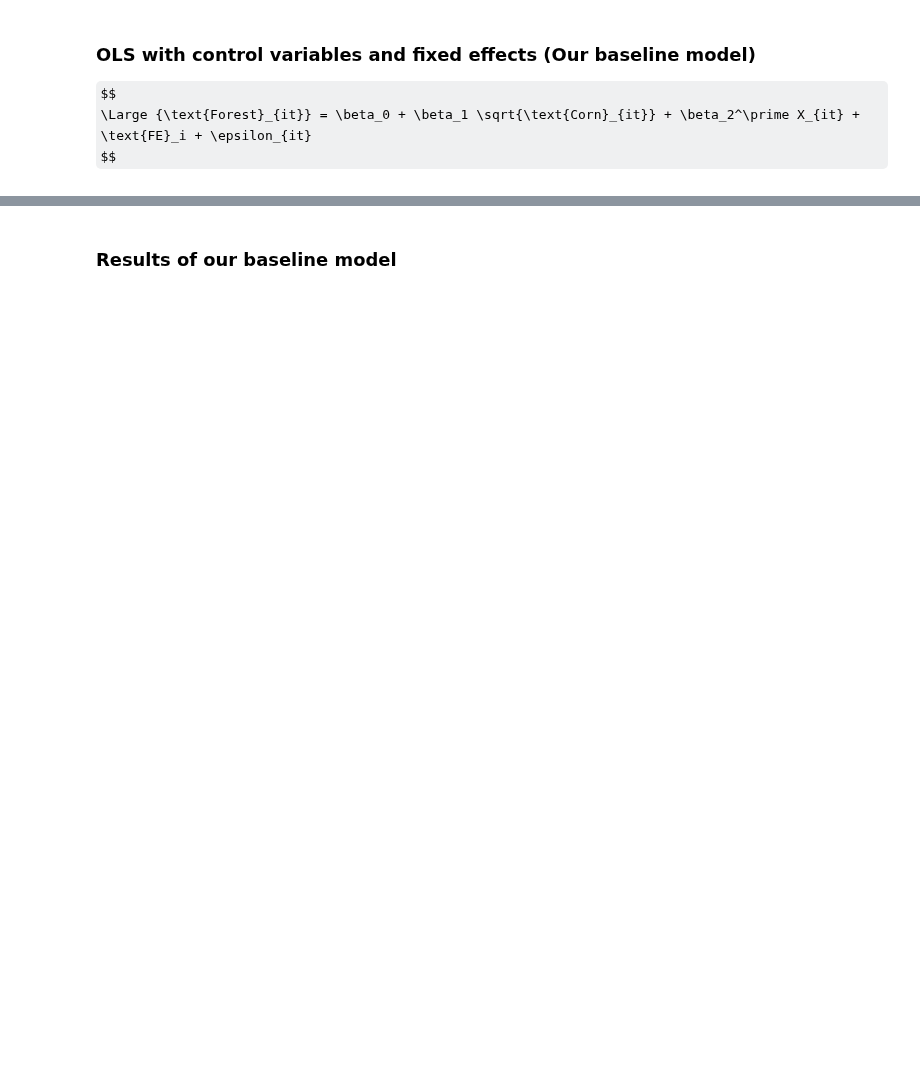
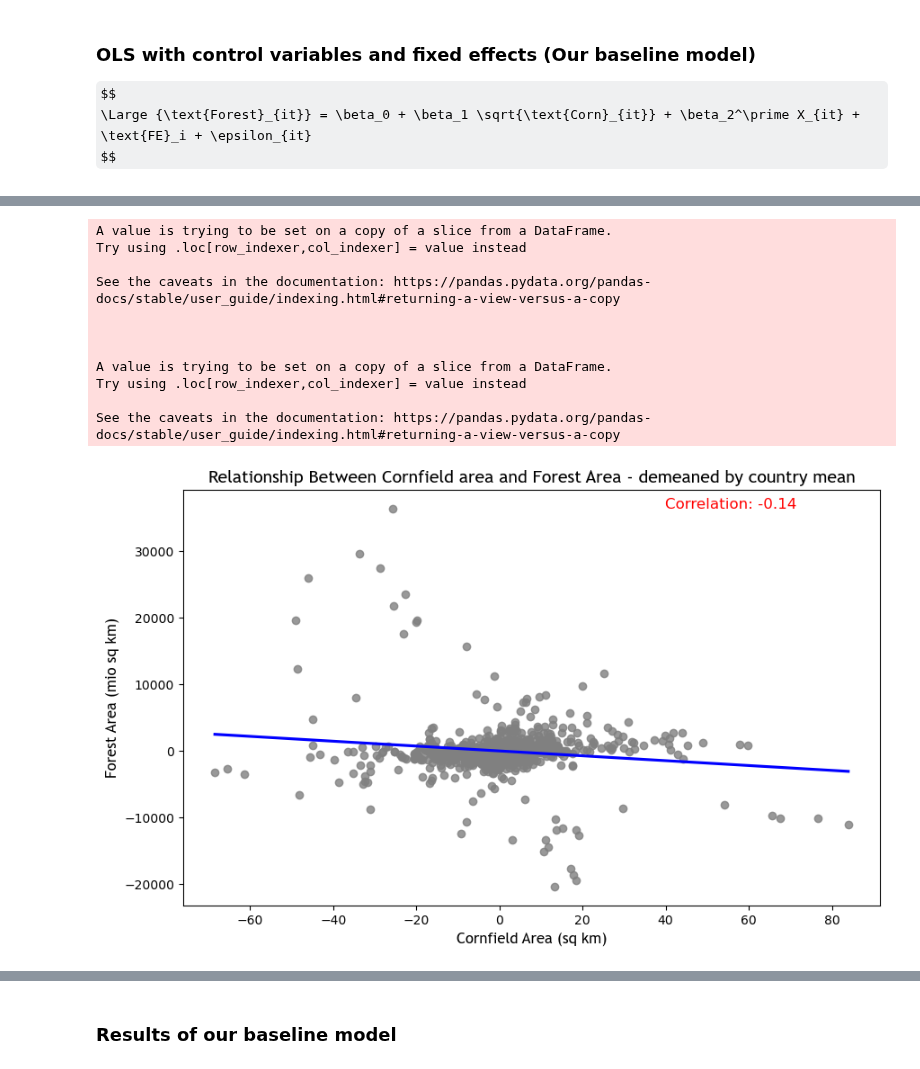
Before and after one commit to ZeliaDec/DataScience, a Jupyter notebook: Final_submission.ipynb, the cells around one changed output, grey strips where cells are left out. Cells and saved outputs as stored; diff of their text form; code cells hidden in the pictures; some formulas as TeX source; blank space fills up the shorter version.

```diff
--- a/Final_submission.ipynb
+++ b/Final_submission.ipynb
@@ -205,12 +197 @@ slr_cov = slr.cov
-# %%
-# All controls model
-est_fe_canned = PanelOLS.from_formula("forestM ~ 1 + sqrtcorn + sqrtgdp + Average_Temperature + cattleM",
-                            data=df.set_index(["country", "year"]))
-mlr = est_fe_canned.fit(cov_type='clustered', cluster_entity=True)
-
-mlr_resid = mlr.resids
-mlr_fit = mlr.fitted_values
-mlr_cov = mlr.cov
-
-#print(mlr.summary)
 # %%
@@ -227 +211,43 @@ fei_cov = baseline.cov
+# %%
+# Adjust forest and corn to account for fixed effects (demeaning) and allow their plotting
+df['forest_demeaned'] = df['forest'] - df.groupby('country')['forest'].transform('mean')
+df['corn_demeaned'] = df['sqrtcorn'] - df.groupby('country')['sqrtcorn'].transform('mean')
+
+# Correlation coefficient
+corr, p_value = pearsonr(df['corn_demeaned'], df['forest_demeaned'])
+
+# Regression line for the correlation between the two key variables
+plt.figure(figsize=(10, 6))
+sns.regplot(x='corn_demeaned',
+            y='forest_demeaned',
+            data=df,
+            scatter_kws={'color': 'grey'},
+            line_kws={'color': 'blue'},
+            ci=None)
+# Labels
+plt.xlabel("Cornfield Area (sq km)", fontdict={'fontsize': 12, 'fontname': 'Trebuchet MS'})
+plt.ylabel("Forest Area (mio sq km)", fontdict={'fontsize': 12, 'fontname': 'Trebuchet MS'})
+plt.title("Relationship Between Cornfield area and Forest Area - demeaned by country mean", fontdict={'fontsize': 14, 'fontname': 'Trebuchet MS'})
+# Add the correlation coefficient to the plot
+plt.text(x=df['corn_demeaned'].quantile(0.99),  # x-coordinate (adjust as needed)
+         y=df['forest_demeaned'].max(),  # y-coordinate (adjust as needed)
+         s=f'Correlation: {corr:.2f}',  # Text to display
+         fontsize=12, color='red')
+
+# Show the plot
+plt.show()
+#print(f"{p_value:.2f}")
+# %% [output]
+A value is trying to be set on a copy of a slice from a DataFrame.
+Try using .loc[row_indexer,col_indexer] = value instead
+
+See the caveats in the documentation: https://pandas.pydata.org/pandas-docs/stable/user_guide/indexing.html#returning-a-view-versus-a-copy
+
+
+
+A value is trying to be set on a copy of a slice from a DataFrame.
+Try using .loc[row_indexer,col_indexer] = value instead
+
+See the caveats in the documentation: https://pandas.pydata.org/pandas-docs/stable/user_guide/indexing.html#returning-a-view-versus-a-copy
+[figure, added]
 # %% [markdown]
```
Also changed, not shown: parts of 56 cells of this notebook.
